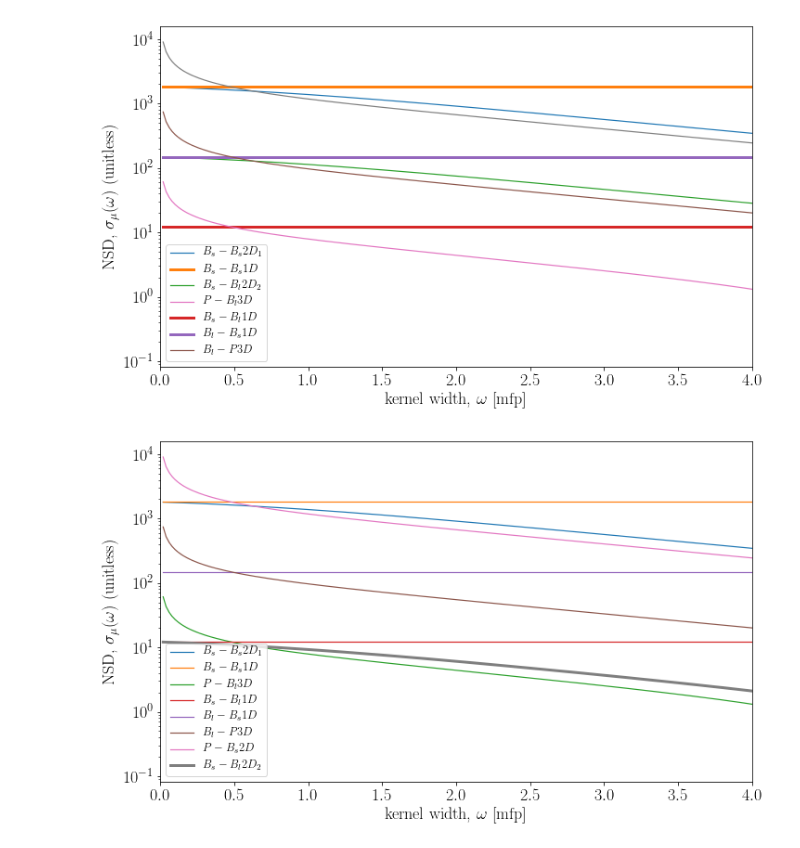
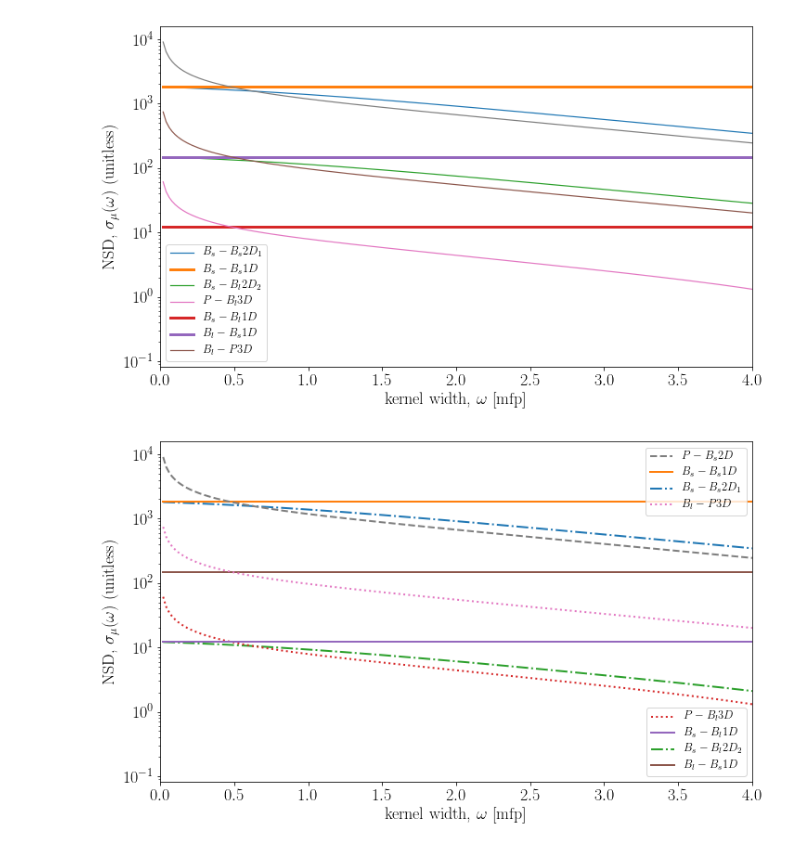
Before and after one commit to RaeJ/Raytracer, a Jupyter notebook: Analysis.ipynb, the cells around one changed output. Cells and saved outputs as stored; diff of their text form; code cells hidden in the pictures.

```diff
--- a/Analysis.ipynb
+++ b/Analysis.ipynb
@@ -49,37 +49,39 @@ pylab.show()
 # %%
 plt.rc('text', usetex=True)
 plt.rc('font', family='serif')
 
 my_data = np.genfromtxt('results.csv', delimiter=',')
 # print(my_data)
 
 # fig = plt.figure()
 # ax = fig.add_subplot(2, 1, 1)
 # plt.plot(, , 'go--', linewidth=2, markersize=4)
 # plt.plot(my_data[:,0], my_data[:,2], 'bo--', linewidth=2, markersize=4)
 # plt.plot(my_data[:,0], my_data[:,3], 'ro--', linewidth=2, markersize=4)
 # plt.plot(my_data[:,0], my_data[:,4], 'yo--', linewidth=2, markersize=4)
 
-BsBs2D1, = plt.plot(my_data[:,0], my_data[:,1], label='$B_s-B_s2D_1$', lw=1.2 )
-BsBs1D, = plt.plot(my_data[:,0], my_data[:,2], label='$B_s-B_s1D$', lw=1.2 )
+BsBs2D1, = plt.plot(my_data[:,0], my_data[:,1], label='$B_s-B_s2D_1$', lw=2, linestyle='-.' )
+BsBs1D, = plt.plot(my_data[:,0], my_data[:,2], label='$B_s-B_s1D$', lw=2, linestyle='-' )
+BsBl2D2, = plt.plot(my_data[:,0], my_data[:,3], label='$B_s-B_l2D_2$', lw=2, linestyle='-.' )
+PBl3D, = plt.plot(my_data[:,0], my_data[:,4], label='$P-B_l3D$', lw=2, linestyle=':' )
+BsBl1D, = plt.plot(my_data[:,0], my_data[:,5], label='$B_s-B_l1D$', lw=2, linestyle='-' )
+BlBs1D, = plt.plot(my_data[:,0], my_data[:,6], label='$B_l-B_s1D$', lw=2, linestyle='-' )
+BlP3D, = plt.plot(my_data[:,0], my_data[:,7], label='$B_l-P3D$', lw=2, linestyle=':' )
+PBs2D, = plt.plot(my_data[:,0], my_data[:,8], label='$P-B_s2D$', lw=2, linestyle='--' )
 
-PBl3D, = plt.plot(my_data[:,0], my_data[:,4], label='$P-B_l3D$', lw=1.2 )
-BsBl1D, = plt.plot(my_data[:,0], my_data[:,5], label='$B_s-B_l1D$', lw=1.2 )
-BlBs1D, = plt.plot(my_data[:,0], my_data[:,6], label='$B_l-B_s1D$', lw=1.2 )
-BlP3D, = plt.plot(my_data[:,0], my_data[:,7], label='$B_l-P3D$', lw=1.2 )
-PBs2D, = plt.plot(my_data[:,0], my_data[:,8], label='$P-B_s2D$', lw=1.2 )
 
-BsBl2D2, = plt.plot(my_data[:,0], my_data[:,3], label='$B_s-B_l2D_2$', lw=3 )
 # plt.legend(handles=[BsBs2D1,BsBs1D,BsBl2D2,PBl3D,BsBl1D,BlP2D],fontsize='x-small')
-plt.legend(handles=[BsBs2D1,BsBs1D,PBl3D,BsBl1D,BlBs1D,BlP3D,PBs2D,BsBl2D2],fontsize='x-small')
+legend1 = plt.legend(handles=[PBl3D,BsBl1D,BsBl2D2,BlBs1D],fontsize='x-small',loc=4)
+plt.legend(handles=[PBs2D,BsBs1D,BsBs2D1,BlP3D],fontsize='x-small',loc=1)
 plt.tight_layout()
+plt.gca().add_artist(legend1)
 
 # plt.ylim( 0, 10^5 )
 plt.ylabel("NSD, $\sigma_{\mu}(\omega)$ (unitless)")
 plt.xlabel("kernel width, $\omega$ [mfp]")
 
 plt.xlim(0,4)
 plt.yscale('log')
 pylab.show()
 # %% [output]
-[figure, old version]
+[figure, new version]
```
